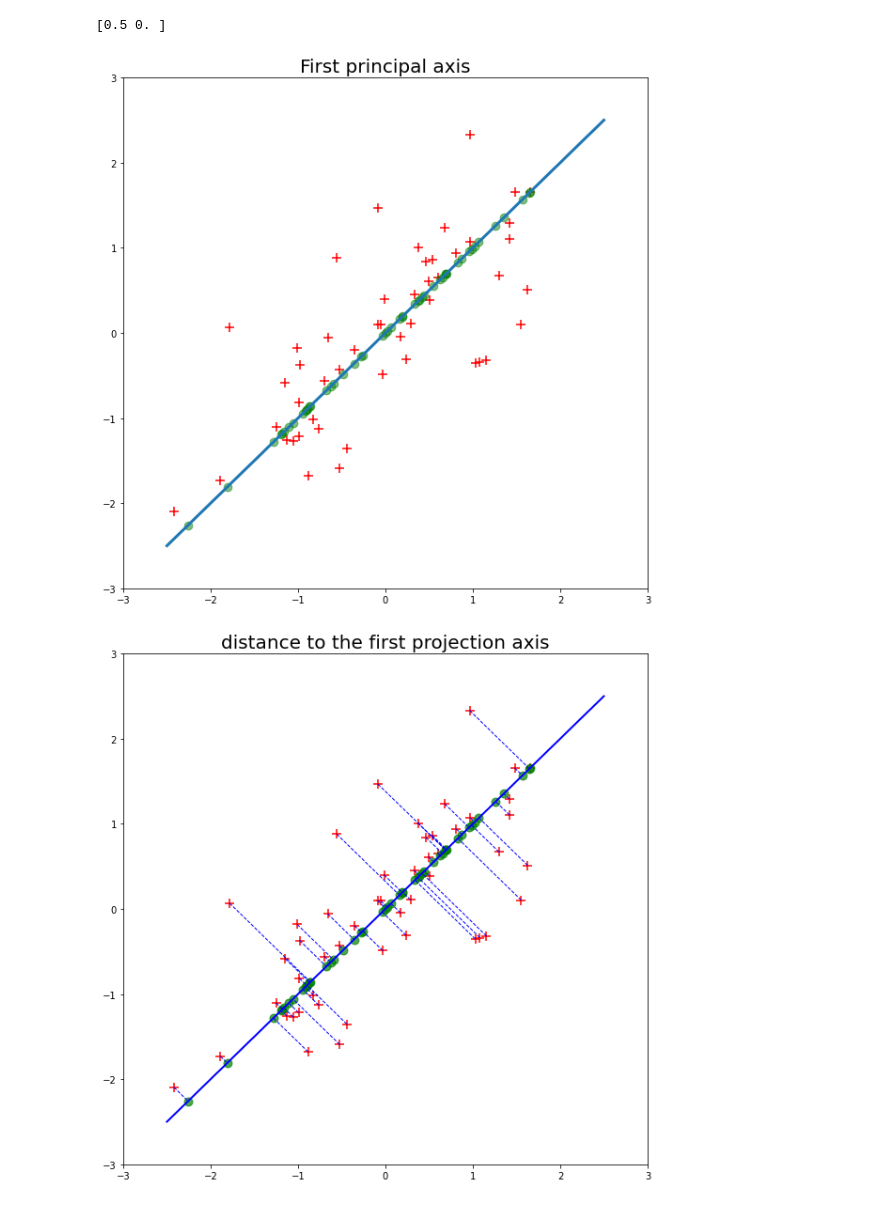
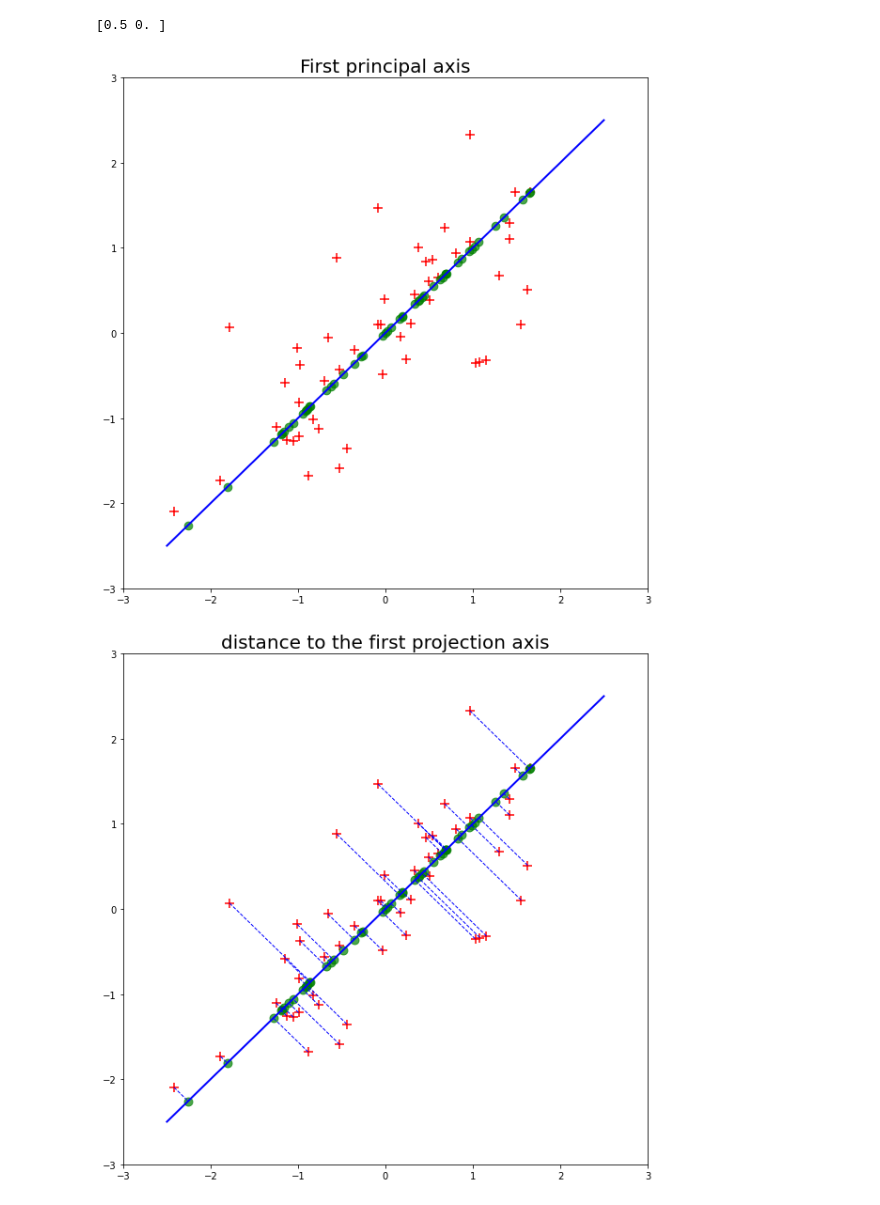
Before and after one commit to jiku100/2020-2-machine-running-proejct, a Jupyter notebook: assignment8/신석경_assignment_08.ipynb, the cells around one changed output. Drawn from its saved outputs; the diff is of its cells as text; code cells hidden in the pictures.

```diff
--- a/assignment8/신석경_assignment_08.ipynb
+++ b/assignment8/신석경_assignment_08.ipynb
@@ -132,7 +132,7 @@ plt.show()
 [figure]
 # %%
 x_test_1 = np.linspace(-2.5,2.5)
-y_test_1 = eigenvectors[eigen_order[0]][1]/eigenvectors[eigen_order[0]][0] * x_test
+y_test_1 = eigenvectors[eigen_order[0]][1]/eigenvectors[eigen_order[0]][0] * x_test_1
 plt.figure(figsize=(10,10))
 plt.scatter(x_normalize,y_normalize, marker = "+", s = 100, c="r")
 plt.plot(x_test_1,y_test_1, linewidth=2, c='b')
@@ -158,17 +158,17 @@ print(c)
 # %%
 axis_1 = eigenvectors[eigen_order[0]]
 plt.figure(figsize=(10,10))
 plt.scatter(x_normalize,y_normalize, marker = "+", s = 100, c="r")
 plt.plot(x_test_1,y_test_1, linewidth=2, c='b')
 for point in z_normalize:
   projection = compute_projection(point, axis_1)
-  plt.scatter(projection[0], projection[1], s = 75, c='g', alpha = 0.5)
+  plt.scatter(projection[0], projection[1], s = 75, c='g', alpha = 0.7)
 plt.title("First principal axis", fontsize = 20)
 plt.xlim([-3, 3])
 plt.ylim([-3, 3])
 plt.show()
 # %% [output]
-[figure, old version]
+[figure, new version]
 # %%
 def compute_distance(point1, point2):
 
```
Also changed, not shown: parts of 23 cells of this notebook.
